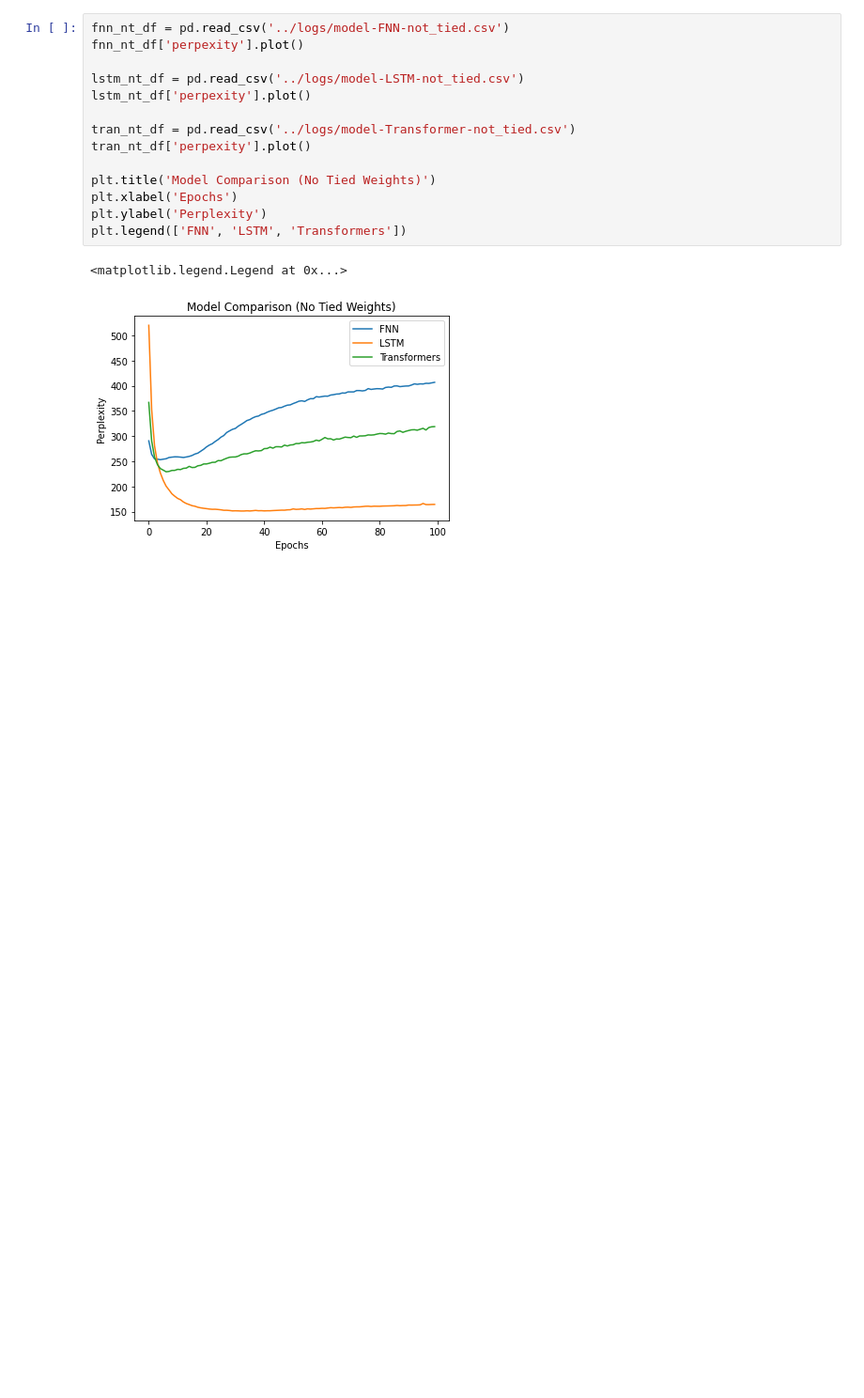
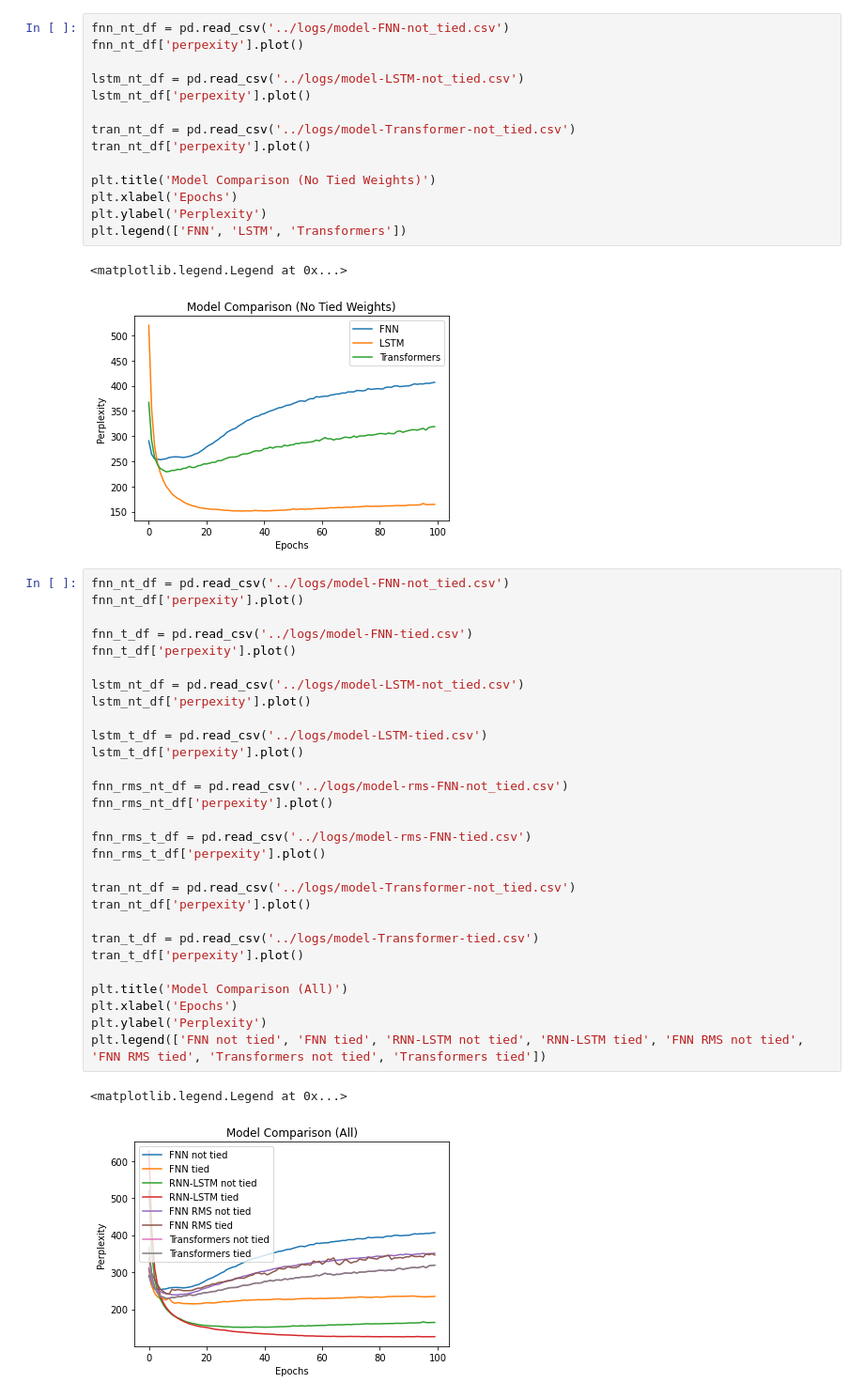
Before and after one commit to tanchuanxin/cz4045_assignment_2, a Jupyter notebook: q1_reference_codebase/word_language_model/jupyter_notebooks/Visualisation.ipynb, the cells around one changed output. Shown at 94% size. Drawn from its saved outputs; the diff is of its cells as text; blank space fills up the shorter version.

```diff
--- a/q1_reference_codebase/word_language_model/jupyter_notebooks/Visualisation.ipynb
+++ b/q1_reference_codebase/word_language_model/jupyter_notebooks/Visualisation.ipynb
@@ -83,3 +83,35 @@ plt.legend(['FNN', 'LSTM', 'Transformers'])
 # %% [output]
 <matplotlib.legend.Legend at 0x...>
 [figure]
+# %%
+fnn_nt_df = pd.read_csv('../logs/model-FNN-not_tied.csv')
+fnn_nt_df['perpexity'].plot()
+
+fnn_t_df = pd.read_csv('../logs/model-FNN-tied.csv')
+fnn_t_df['perpexity'].plot()
+
+lstm_nt_df = pd.read_csv('../logs/model-LSTM-not_tied.csv')
+lstm_nt_df['perpexity'].plot()
+
+lstm_t_df = pd.read_csv('../logs/model-LSTM-tied.csv')
+lstm_t_df['perpexity'].plot()
+
+fnn_rms_nt_df = pd.read_csv('../logs/model-rms-FNN-not_tied.csv')
+fnn_rms_nt_df['perpexity'].plot()
+
+fnn_rms_t_df = pd.read_csv('../logs/model-rms-FNN-tied.csv')
+fnn_rms_t_df['perpexity'].plot()
+
+tran_nt_df = pd.read_csv('../logs/model-Transformer-not_tied.csv')
+tran_nt_df['perpexity'].plot()
+
+tran_t_df = pd.read_csv('../logs/model-Transformer-tied.csv')
+tran_t_df['perpexity'].plot()
+
+plt.title('Model Comparison (All)')
+plt.xlabel('Epochs')
+plt.ylabel('Perplexity')
+plt.legend(['FNN not tied', 'FNN tied', 'RNN-LSTM not tied', 'RNN-LSTM tied', 'FNN RMS not tied', 'FNN RMS tied', 'Transformers not tied', 'Transformers tied'])
+# %% [output]
+<matplotlib.legend.Legend at 0x...>
+[figure, added]
```
